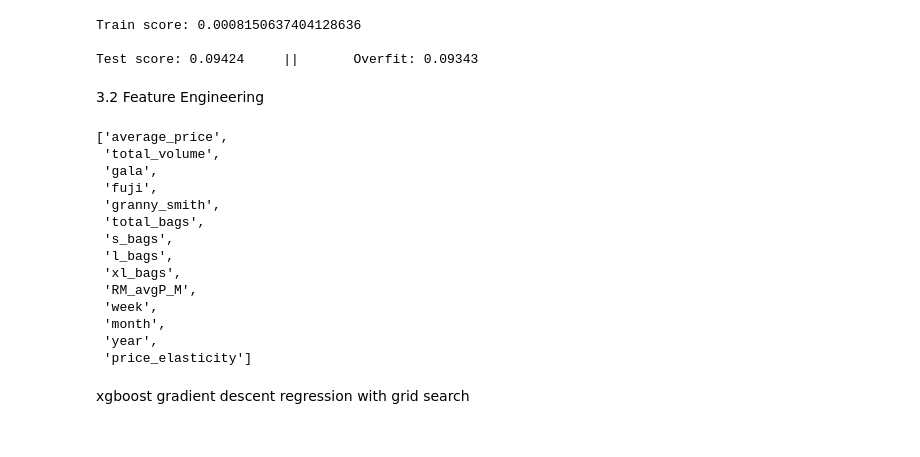
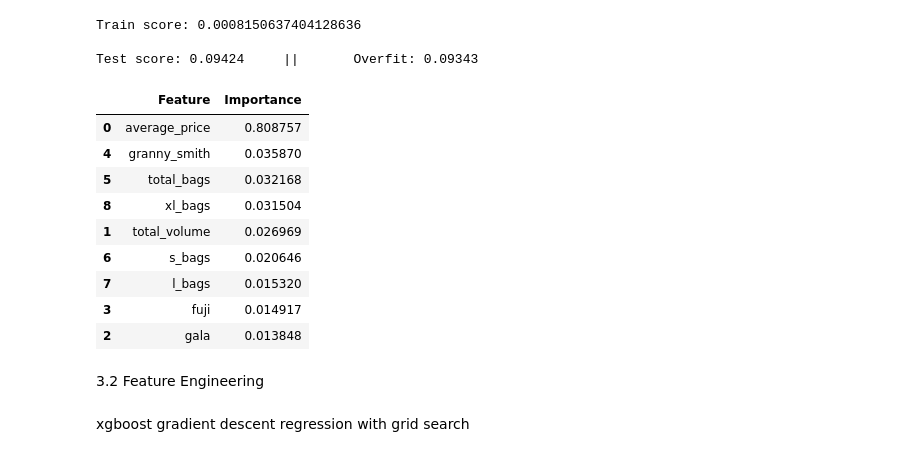
Before and after one commit to marcelomoraiscloser/apple_price, a Jupyter notebook: ApplePricePredictor.ipynb, the cells around one changed output. Drawn from its saved outputs; the diff is of its cells as text; code cells hidden in the pictures.

```diff
--- a/ApplePricePredictor.ipynb
+++ b/ApplePricePredictor.ipynb
@@ -324,6 +324,27 @@ print_score(model, df_conv_train, df_conv_test, numeric_features_used)
 Train score: 0.0008150637404128636
 
 Test score: 0.09424     ||       Overfit: 0.09343
+# %%
+if hasattr(model, 'feature_importances_'):
+    feature_importances = model.feature_importances_
+
+#Create a DataFrame for feature importances
+feature_importance_df = pd.DataFrame({'Feature': numeric_features_used, 'Importance': feature_importances})
+feature_importance_df = feature_importance_df.sort_values(by='Importance', ascending=False)
+
+# Display the table
+feature_importance_df
+# %% [output]
+|  | Feature | Importance |
+| 0 | average_price | 0.808757 |
+| 4 | granny_smith | 0.035870 |
+| 5 | total_bags | 0.032168 |
+| 8 | xl_bags | 0.031504 |
+| 1 | total_volume | 0.026969 |
+| 6 | s_bags | 0.020646 |
+| 7 | l_bags | 0.015320 |
+| 3 | fuji | 0.014917 |
+| 2 | gala | 0.013848 |
 # %% [markdown]
 3.2 Feature Engineering
 # %%
@@ -355,23 +376,6 @@ numeric_features_used = [
 #Spliting into training and test data
 df_conv_train = df_conv.loc[df_conv['date'] < split_date].copy().reset_index(drop=True)
 df_conv_test = df_conv.loc[df_conv['date'] >= split_date].copy().reset_index(drop=True)
-# %%
-numeric_features_used
-# %% [output]
-['average_price',
- 'total_volume',
- 'gala',
- 'fuji',
- 'granny_smith',
- 'total_bags',
- 's_bags',
- 'l_bags',
- 'xl_bags',
- 'RM_avgP_M',
- 'week',
- 'month',
- 'year',
- 'price_elasticity']
 # %% [markdown]
 xgboost gradient descent regression with grid search
 # %%
```
Also changed, not shown: parts of 9 cells of this notebook.
